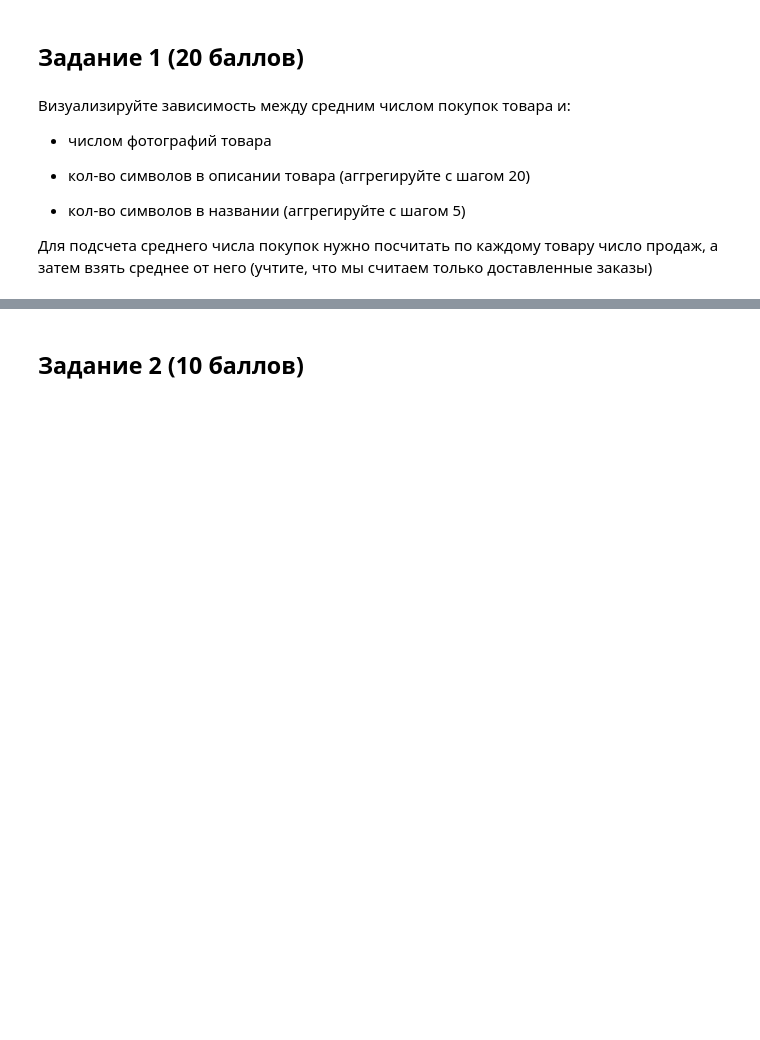
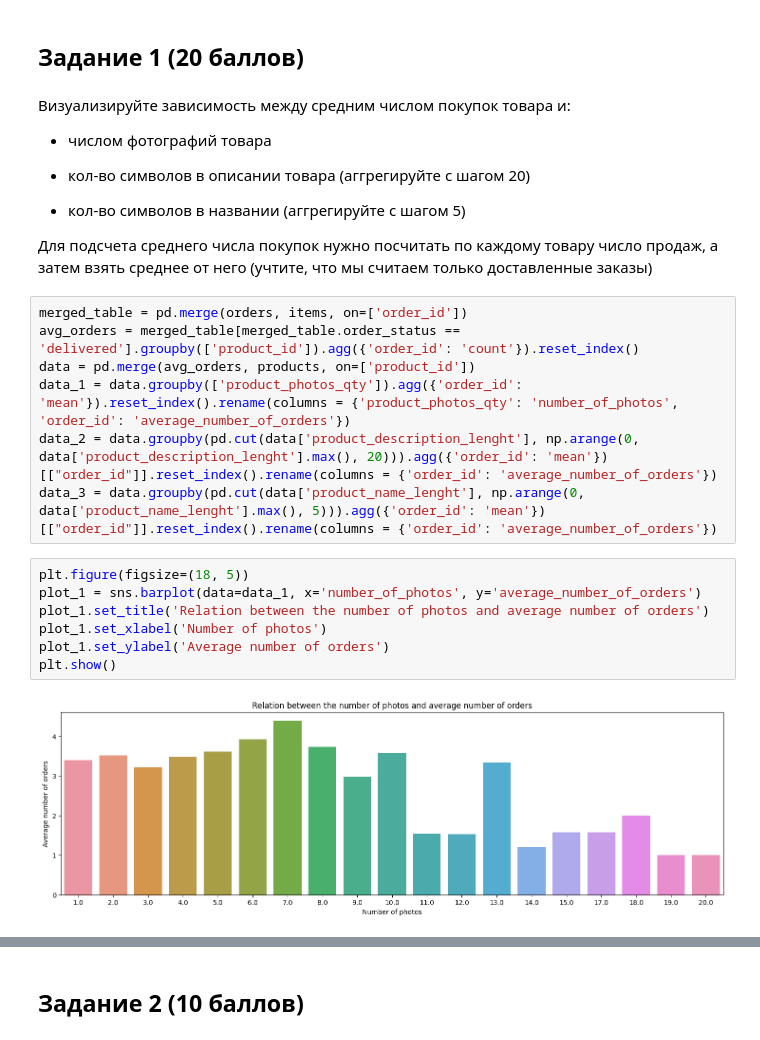
Before and after one commit to katrinnx/python-2-hw-3-katrinnx, a Jupyter notebook: Python_2_HW_3.ipynb, the cells around one changed output, grey strips where cells are left out. Saved outputs shown, nothing was run; the diff lists cells and outputs as text; blank space fills up the shorter version.

```diff
--- a/Python_2_HW_3.ipynb
+++ b/Python_2_HW_3.ipynb
@@ -57,3 +69,19 @@ sellers = pd.read_csv('olist_sellers_dataset.csv')
 * кол-во символов в названии (аггрегируйте с шагом 5)
 
 Для подсчета среднего числа покупок нужно посчитать по каждому товару число продаж, а затем взять среднее от него (учтите, что мы считаем только доставленные заказы)
+# %%
+merged_table = pd.merge(orders, items, on=['order_id'])
+avg_orders = merged_table[merged_table.order_status == 'delivered'].groupby(['product_id']).agg({'order_id': 'count'}).reset_index()
+data = pd.merge(avg_orders, products, on=['product_id'])
+data_1 = data.groupby(['product_photos_qty']).agg({'order_id': 'mean'}).reset_index().rename(columns = {'product_photos_qty': 'number_of_photos', 'order_id': 'average_number_of_orders'})
+data_2 = data.groupby(pd.cut(data['product_description_lenght'], np.arange(0, data['product_description_lenght'].max(), 20))).agg({'order_id': 'mean'})[["order_id"]].reset_index().rename(columns = {'order_id': 'average_number_of_orders'})
+data_3 = data.groupby(pd.cut(data['product_name_lenght'], np.arange(0, data['product_name_lenght'].max(), 5))).agg({'order_id': 'mean'})[["order_id"]].reset_index().rename(columns = {'order_id': 'average_number_of_orders'})
+# %%
+plt.figure(figsize=(18, 5))
+plot_1 = sns.barplot(data=data_1, x='number_of_photos', y='average_number_of_orders')
+plot_1.set_title('Relation between the number of photos and average number of orders')
+plot_1.set_xlabel('Number of photos')
+plot_1.set_ylabel('Average number of orders')
+plt.show()
+# %% [output]
+[figure, added]
```
Also changed, not shown: parts of 28 cells of this notebook.
